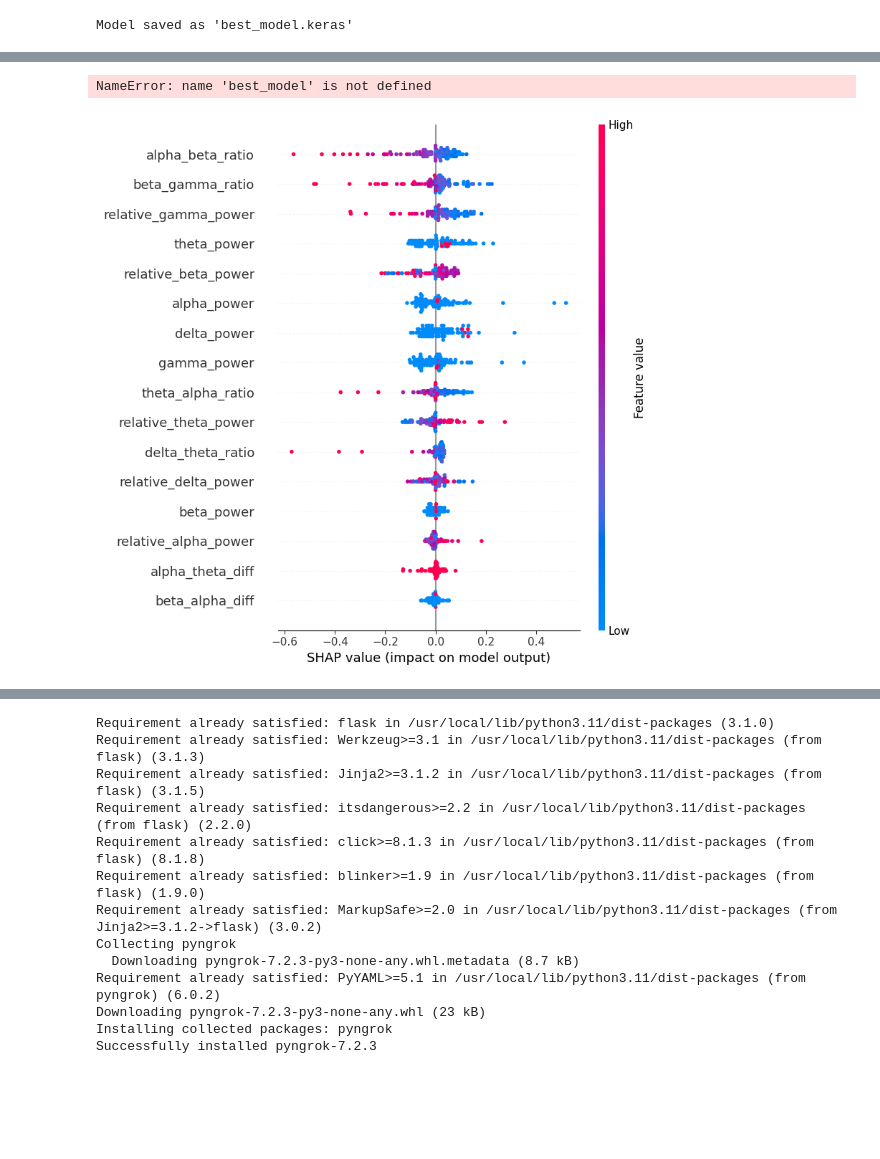
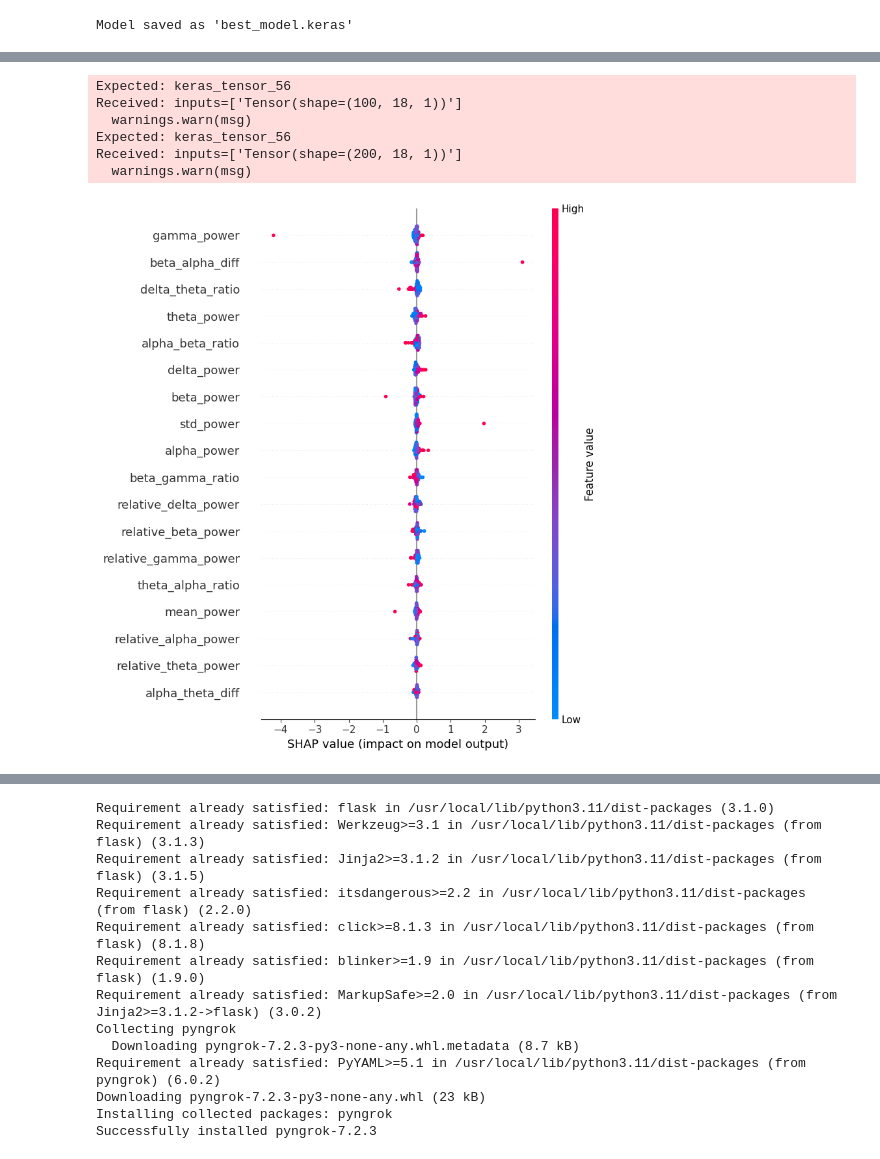
Before and after one commit to vathsal14/NOVO-NEUROTECH, a Jupyter notebook: novonewparkinsons.ipynb, the cells around one changed output, grey strips where cells are left out. Saved outputs shown, nothing was run; the diff lists cells and outputs as text; code cells hidden in the pictures; blank space fills up the shorter version.

```diff
--- a/novonewparkinsons.ipynb
+++ b/novonewparkinsons.ipynb
@@ -1306,23 +2196,30 @@ Requirement already satisfied: six>=1.5 in /usr/local/lib/python3.11/dist-packag
 # %%
 import shap
 import numpy as np
 import matplotlib.pyplot as plt
 
-explainer = shap.DeepExplainer(best_model, X_train_scaled[:100])
-shap_values = explainer.shap_values(X_test_scaled[:100])
+# Reshape your background data to match the input shape of the model
+X_train_scaled_reshaped = X_train_scaled[:100].reshape(X_train_scaled[:100].shape[0], X_train_scaled[:100].shape[1], 1)
+X_test_scaled_reshaped = X_test_scaled[:100].reshape(X_test_scaled[:100].shape[0], X_test_scaled[:100].shape[1], 1)
+
+
+explainer = shap.DeepExplainer(best_model, X_train_scaled_reshaped)  # Use reshaped data
+shap_values = explainer.shap_values(X_test_scaled_reshaped)  # Use reshaped data
 
 shap_values = np.array(shap_values).squeeze()
 
-shap.summary_plot(shap_values, X_test_scaled[:100], feature_names=feature_columns)
+shap.summary_plot(shap_values, X_test_scaled_reshaped[:, :, 0], feature_names=feature_columns)  # Reshape back
 
 expected_value = explainer.expected_value[0].numpy() if hasattr(explainer.expected_value[0], 'numpy') else explainer.expected_value[0]
 shap_values_instance = shap_values[0].numpy() if hasattr(shap_values[0], 'numpy') else shap_values[0]
 # %% [output]
-NameError: name 'best_model' is not defined
+Expected: keras_tensor_56
+Received: inputs=['Tensor(shape=(100, 18, 1))']
+  warnings.warn(msg)
+Expected: keras_tensor_56
+Received: inputs=['Tensor(shape=(200, 18, 1))']
+  warnings.warn(msg)
+[figure, added]
-# %%
-shap.summary_plot(shap_values, X_test_scaled[:100], feature_names=feature_columns)
-# %% [output]
-[figure, removed]
 # %%
 shap.summary_plot(
     shap_values,
```
Also changed, not shown: parts of 34 cells of this notebook.
